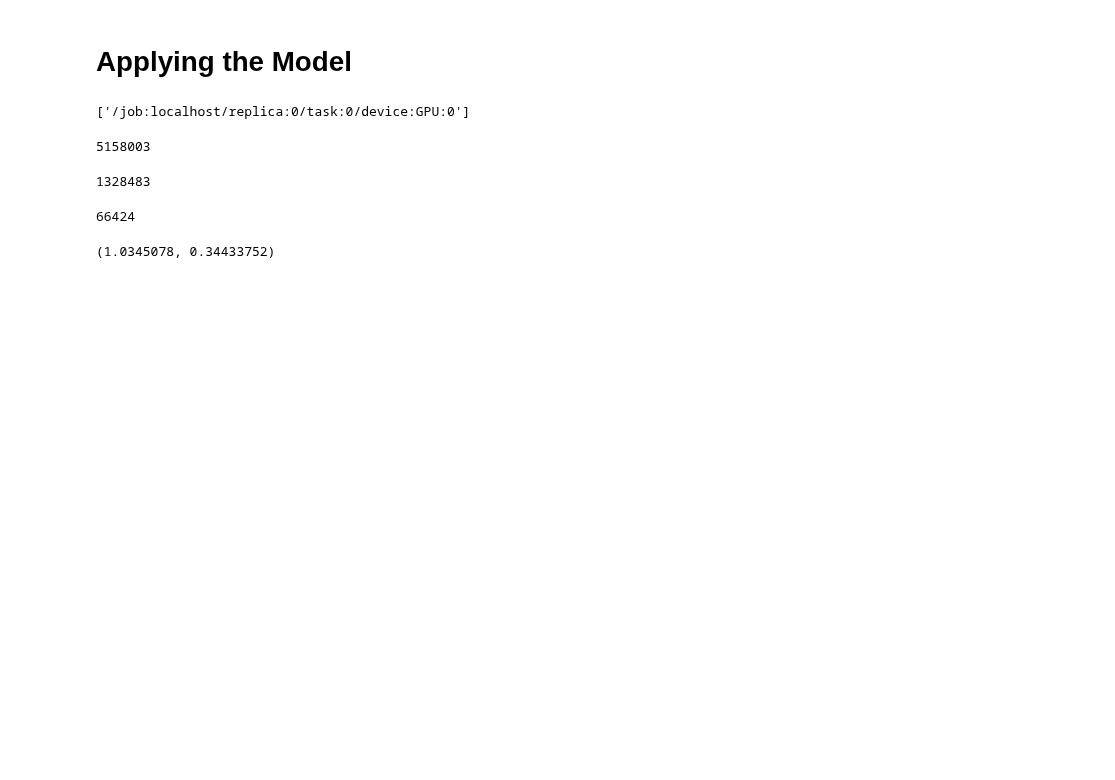
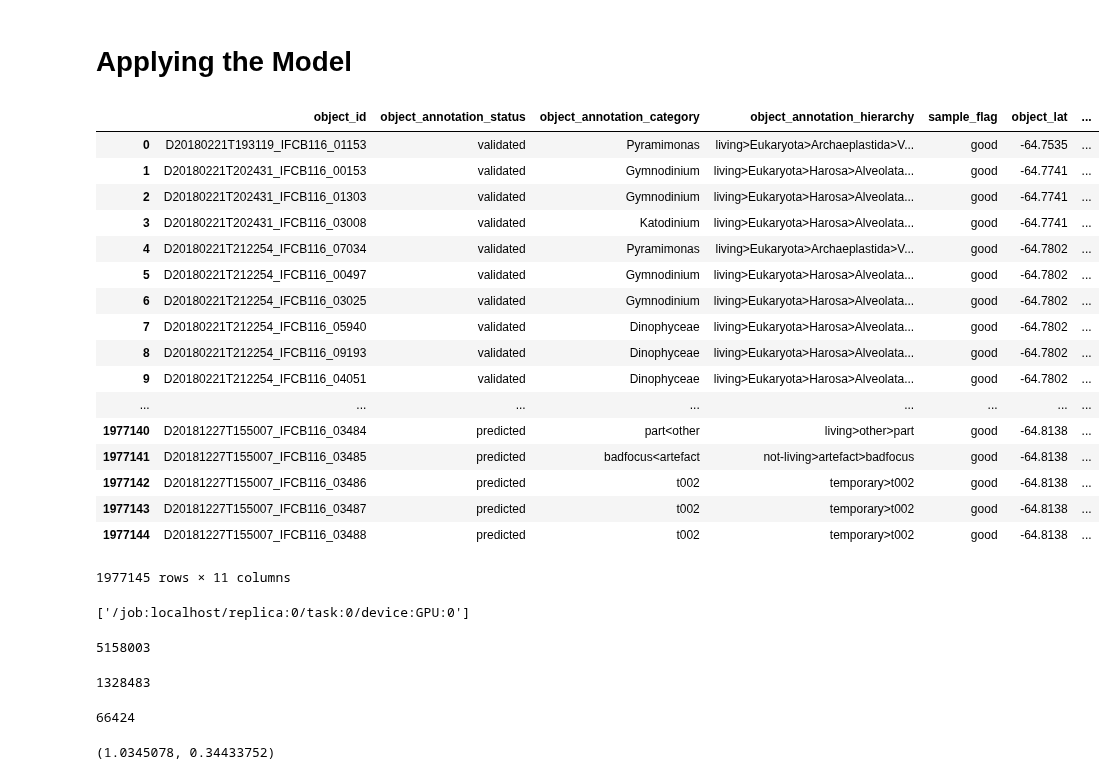
Before and after one commit to patrickcgray/deep_ifcb, a Jupyter notebook: python/model_predictions.ipynb, the cells around one changed output. Cells and saved outputs as stored; diff of their text form; code cells hidden in the pictures; blank space fills up the shorter version.

```diff
--- a/python/model_predictions.ipynb
+++ b/python/model_predictions.ipynb
@@ -7,6 +7,27 @@ import matplotlib.pyplot as plt
 # %%
 img_md_subset = pd.read_csv('../../../Data/ifcb_ecotaxa_subset_merged.csv')
 img_md_subset = img_md_subset.drop('Unnamed: 0', 1)
+# %%
+img_md_subset
+# %% [output]
+|  | object_id | object_annotation_status | object_annotation_category | object_annotation_hierarchy | sample_flag | object_lat | ... |
+| 0 | D20180221T193119_IFCB116_01153 | validated | Pyramimonas | living>Eukaryota>Archaeplastida>V... | good | -64.7535 | ... |
+| 1 | D20180221T202431_IFCB116_00153 | validated | Gymnodinium | living>Eukaryota>Harosa>Alveolata... | good | -64.7741 | ... |
+| 2 | D20180221T202431_IFCB116_01303 | validated | Gymnodinium | living>Eukaryota>Harosa>Alveolata... | good | -64.7741 | ... |
+| 3 | D20180221T202431_IFCB116_03008 | validated | Katodinium | living>Eukaryota>Harosa>Alveolata... | good | -64.7741 | ... |
+| 4 | D20180221T212254_IFCB116_07034 | validated | Pyramimonas | living>Eukaryota>Archaeplastida>V... | good | -64.7802 | ... |
+| 5 | D20180221T212254_IFCB116_00497 | validated | Gymnodinium | living>Eukaryota>Harosa>Alveolata... | good | -64.7802 | ... |
+| 6 | D20180221T212254_IFCB116_03025 | validated | Gymnodinium | living>Eukaryota>Harosa>Alveolata... | good | -64.7802 | ... |
+| 7 | D20180221T212254_IFCB116_05940 | validated | Dinophyceae | living>Eukaryota>Harosa>Alveolata... | good | -64.7802 | ... |
+| 8 | D20180221T212254_IFCB116_09193 | validated | Dinophyceae | living>Eukaryota>Harosa>Alveolata... | good | -64.7802 | ... |
+| 9 | D20180221T212254_IFCB116_04051 | validated | Dinophyceae | living>Eukaryota>Harosa>Alveolata... | good | -64.7802 | ... |
+| ... | ... | ... | ... | ... | ... | ... | ... |
+| 1977140 | D20181227T155007_IFCB116_03484 | predicted | part<other | living>other>part | good | -64.8138 | ... |
+| 1977141 | D20181227T155007_IFCB116_03485 | predicted | badfocus<artefact | not-living>artefact>badfocus | good | -64.8138 | ... |
+| 1977142 | D20181227T155007_IFCB116_03486 | predicted | t002 | temporary>t002 | good | -64.8138 | ... |
+| 1977143 | D20181227T155007_IFCB116_03487 | predicted | t002 | temporary>t002 | good | -64.8138 | ... |
+| 1977144 | D20181227T155007_IFCB116_03488 | predicted | t002 | temporary>t002 | good | -64.8138 | ... |
+1977145 rows × 11 columns
 # %%
 from keras import backend as K
 K.tensorflow_backend._get_available_gpus()
```
